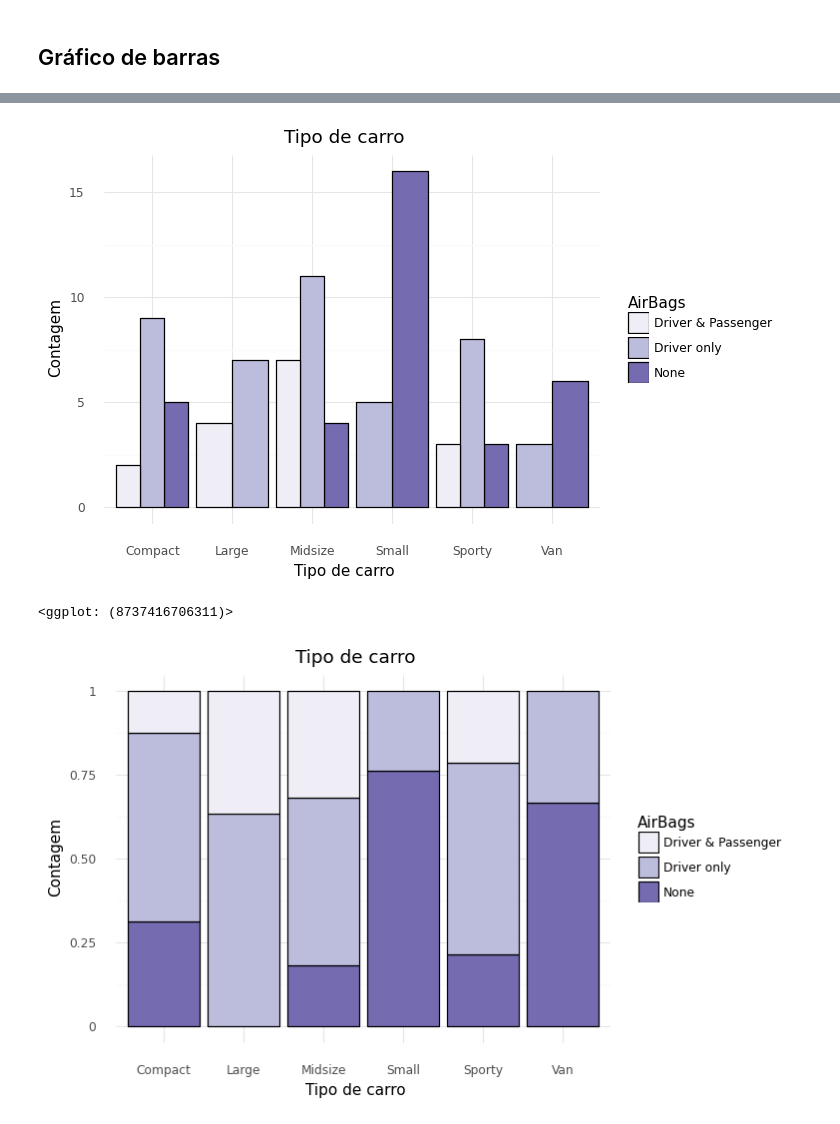
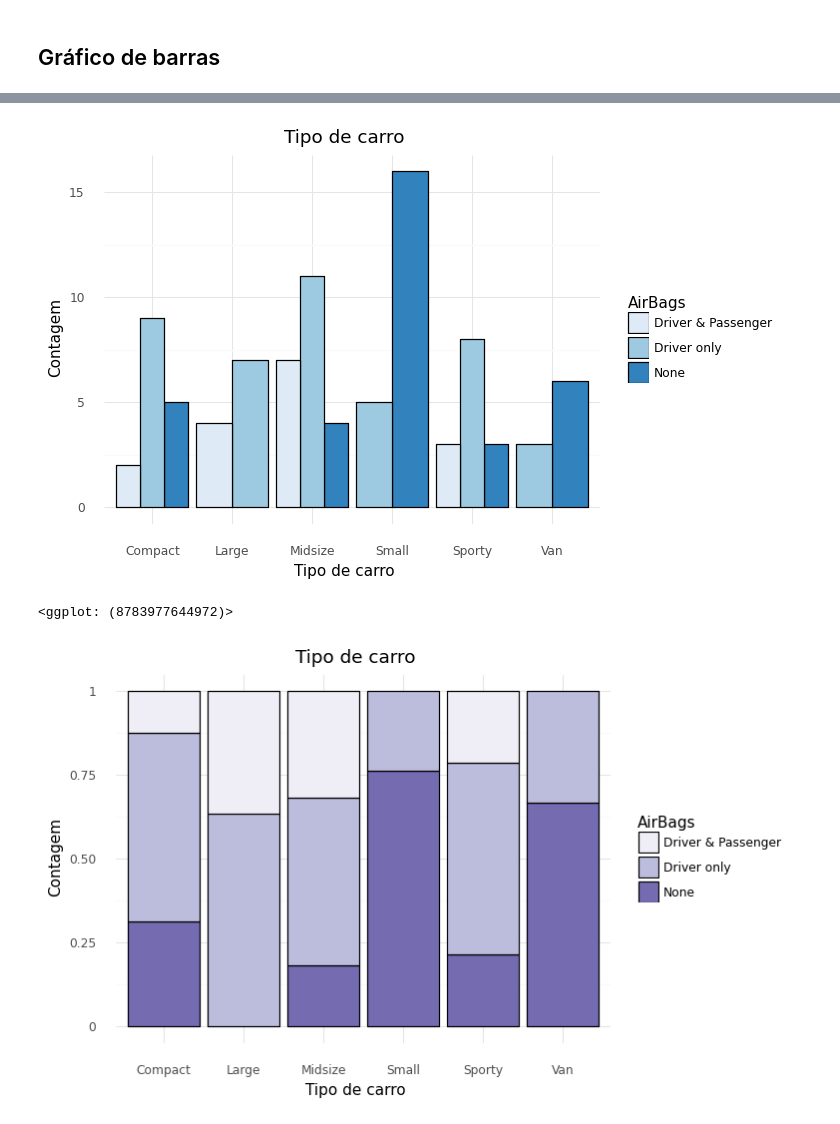
Before and after one commit to deniscruzrodrigues/intro_python_verao_ime_2023, a Jupyter notebook: notebooks/aula04.ipynb, the cells around one changed output, grey strips where cells are left out. Cells and saved outputs as stored; diff of their text form; code cells hidden in the pictures.

```diff
--- a/notebooks/aula04.ipynb
+++ b/notebooks/aula04.ipynb
@@ -267,18 +267,18 @@ ggplot(cars93, aes(x = "Horsepower")) # precisamos especificar o tipo de gráfic
 # %%
 ## Gráfico de Barras
 (ggplot(cars93, aes(x = "Type", fill = "AirBags")) +
  geom_bar(position = "dodge",
           color = "black") +
  labs(x = "Tipo de carro",
       y = "Contagem",
       title = "Tipo de carro") +
  theme_minimal() +
- scale_fill_brewer(palette = "Purples",
+ scale_fill_brewer(palette = "Blues",
                    direction = 1)
  )
 # %% [output]
-[figure, old version]
+[figure, new version]
-<ggplot: (8737416706311)>
+<ggplot: (8783977644972)>
 # %%
 ## Gráfico de Barras
 (ggplot(cars93, aes(x = "Type", fill = "AirBags")) +
```
Also changed, not shown: parts of 27 cells of this notebook, 1 other file.
